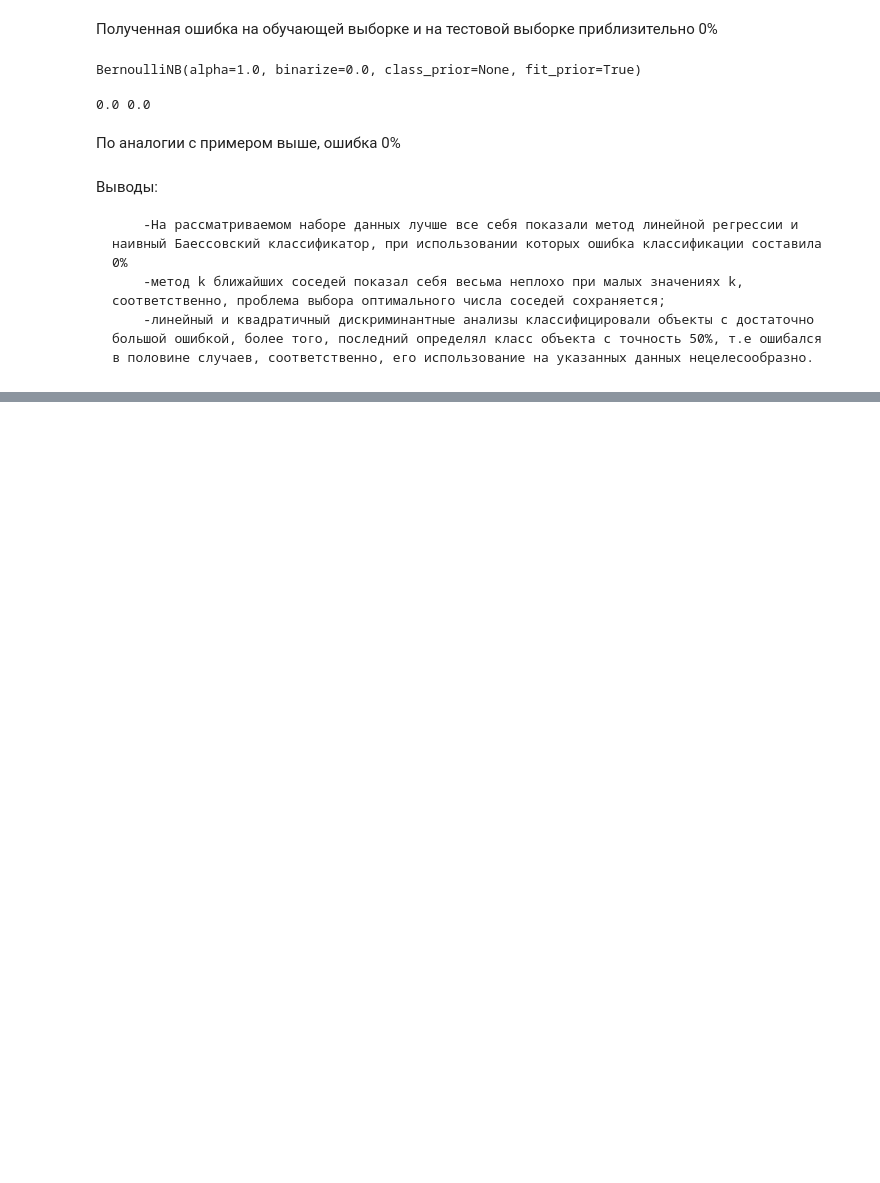
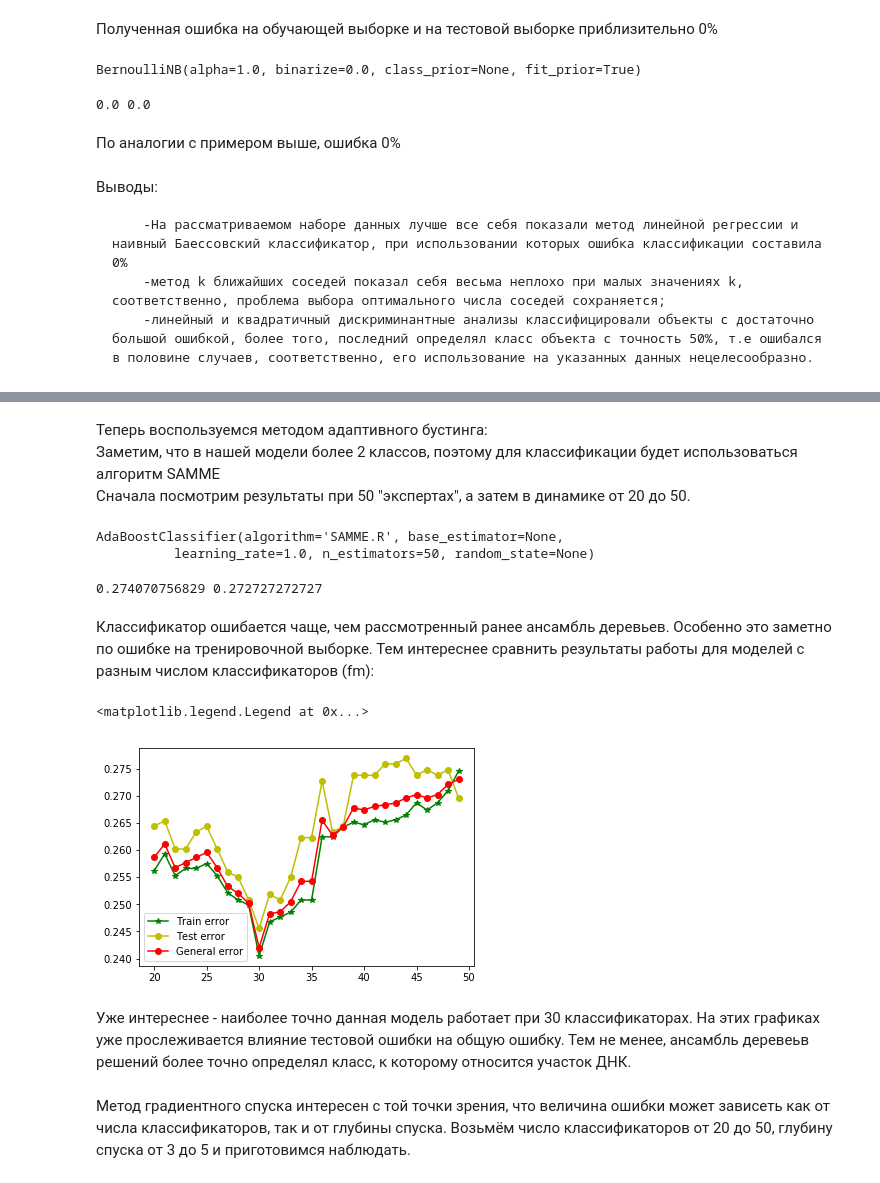
Before and after one commit to FpvPro/Molecular-Biology-splice-junction-Gene-Sequences-, a Jupyter notebook: split-junction.ipynb, the cells around one changed output, grey strips where cells are left out. Saved outputs shown, nothing was run; the diff lists cells and outputs as text; code cells hidden in the pictures; blank space fills up the shorter version.

```diff
--- a/split-junction.ipynb
+++ b/split-junction.ipynb
@@ -583,0 +639,43 @@ print(err_train, err_test)
+# %% [markdown]
+Теперь воспользуемся методом адаптивного бустинга:
+Заметим, что в нашей модели более 2 классов, поэтому для классификации будет использоваться алгоритм SAMME
+Сначала посмотрим результаты при 50 "экспертах", а затем в динамике от 20 до 50.
+# %%
+from sklearn.ensemble import AdaBoostClassifier
+ada_model = AdaBoostClassifier()
+ada_model.fit(X_train, y_train)
+# %% [output]
+AdaBoostClassifier(algorithm='SAMME.R', base_estimator=None,
+          learning_rate=1.0, n_estimators=50, random_state=None)
+# %%
+err_train = np.mean(y_train != ada_model.predict(X_train))
+err_test = np.mean(y_test != ada_model.predict(X_test))
+print(err_train, err_test)
+# %% [output]
+0.274070756829 0.272727272727
+# %% [markdown]
+Классификатор ошибается чаще, чем рассмотренный ранее ансамбль деревьев. Особенно это заметно по ошибке на тренировочной выборке. Тем интереснее сравнить результаты работы для моделей с разным числом классификаторов (fm):
+# %%
+kk = range(20, 50, 1)
+err_train = []
+err_test = []
+err_general = []
+
+for k in kk:
+    model = AdaBoostClassifier(n_estimators = k)
+    model.fit(X_train, y_train)
+    err_train.append(np.mean(model.predict(X_train) != y_train))
+    err_test.append(np.mean(model.predict(X_test) != y_test))
+    err_general.append(np.mean(model.predict(X) != Y))
+# %%
+plt.plot(kk, err_train, '*-g', label = 'Train error')
+plt.plot(kk, err_test,  'o-y', label = 'Test error')
+plt.plot(kk, err_general, 'o-r', label = 'General error')
+plt.legend(loc = 3)
+# %% [output]
+<matplotlib.legend.Legend at 0x...>
+[figure, added]
+# %% [markdown]
+Уже интереснее - наиболее точно данная модель работает при 30 классификаторах. На этих графиках уже прослеживается влияние тестовой ошибки на общую ошибку. Тем не менее, ансамбль деревеьв решений более точно определял класс, к которому относится участок ДНК.
+# %% [markdown]
+Метод градиентного спуска интересен с той точки зрения, что величина ошибки может зависеть как от числа классификаторов, так и от глубины спуска. Возьмём число классификаторов от 20 до 50, глубину спуска от 3 до 5 и приготовимся наблюдать.
```
Also changed, not shown: parts of 34 cells of this notebook.
